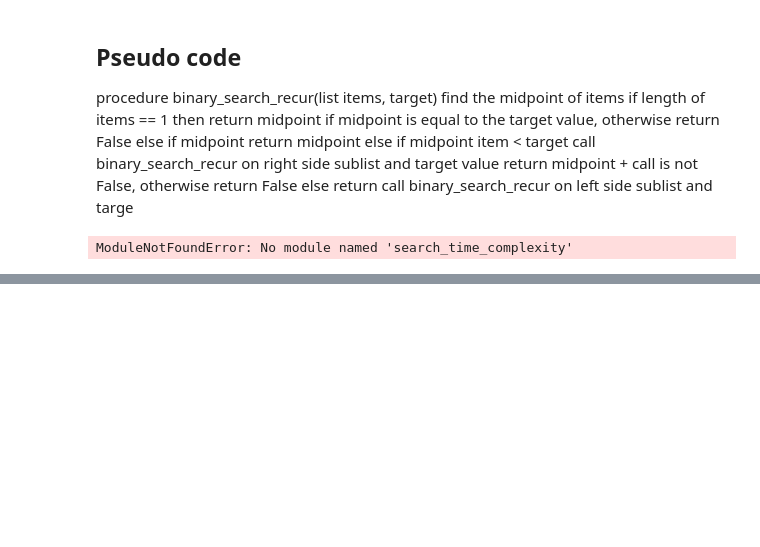
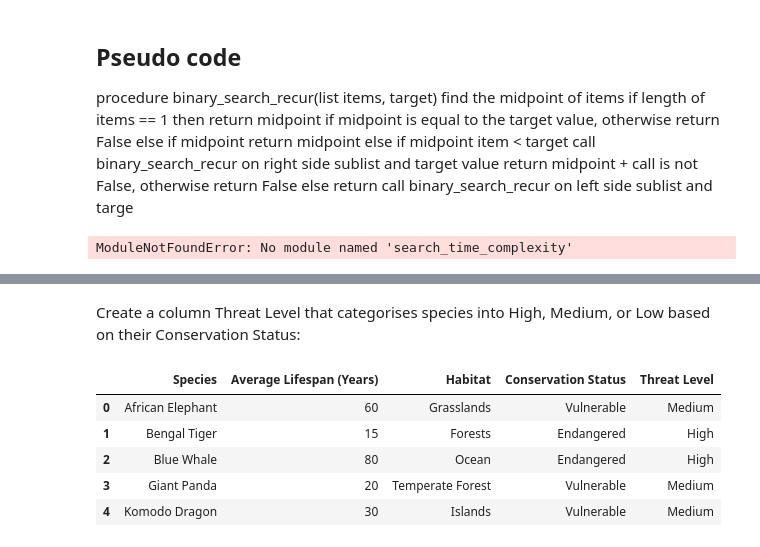
Before and after one commit to hendrybones/Daily-coding-refresher-code, a Jupyter notebook: Alx Python.ipynb, the cells around one changed output, grey strips where cells are left out. Drawn from its saved outputs; the diff is of its cells as text; code cells hidden in the pictures; blank space fills up the shorter version.

Commit message:
recurison and lambda functions

```diff
--- a/Alx Python.ipynb
+++ b/Alx Python.ipynb
@@ -467,0 +681,2 @@ ModuleNotFoundError: No module named 'search_time_complexity'
+# %%
+dfa= pd.read_csv('https://raw.githubusercontent.com/Explore-AI/Public-Data/master/Data/Python/Animals.csv')
@@ -467,0 +708,3 @@ ModuleNotFoundError: No module named 'search_time_complexity'
+# %%
+dfa["Average Lifespan (Months)"] = dfa["Average Lifespan (Years)"].apply(lambda x: x * 12)
+dfa["Average Lifespan (Months)"].head()
@@ -467,0 +720,2 @@ ModuleNotFoundError: No module named 'search_time_complexity'
+# %%
+dfa.drop("Average Lifespan (Months)",axis = 1, inplace=True)
@@ -467,0 +750,20 @@ ModuleNotFoundError: No module named 'search_time_complexity'
+# %% [markdown]
+Create a column Threat Level that categorises species into High, Medium, or Low based on their Conservation Status:
+# %%
+def classify_threat(status):
+    if "Endangered" in status:
+        return "High"
+    elif "Vulnerable" in status:
+        return "Medium"
+    else:
+        return "Low"
+# %%
+dfa["Threat Level"] = dfa["Conservation Status"].apply(lambda x: classify_threat(str(x)))
+dfa.head()
+# %% [output]
+|  | Species | Average Lifespan (Years) | Habitat | Conservation Status | Threat Level |
+| 0 | African Elephant | 60 | Grasslands | Vulnerable | Medium |
+| 1 | Bengal Tiger | 15 | Forests | Endangered | High |
+| 2 | Blue Whale | 80 | Ocean | Endangered | High |
+| 3 | Giant Panda | 20 | Temperate Forest | Vulnerable | Medium |
+| 4 | Komodo Dragon | 30 | Islands | Vulnerable | Medium |
```
Also changed, not shown: parts of 51 cells of this notebook, 1 other file.
